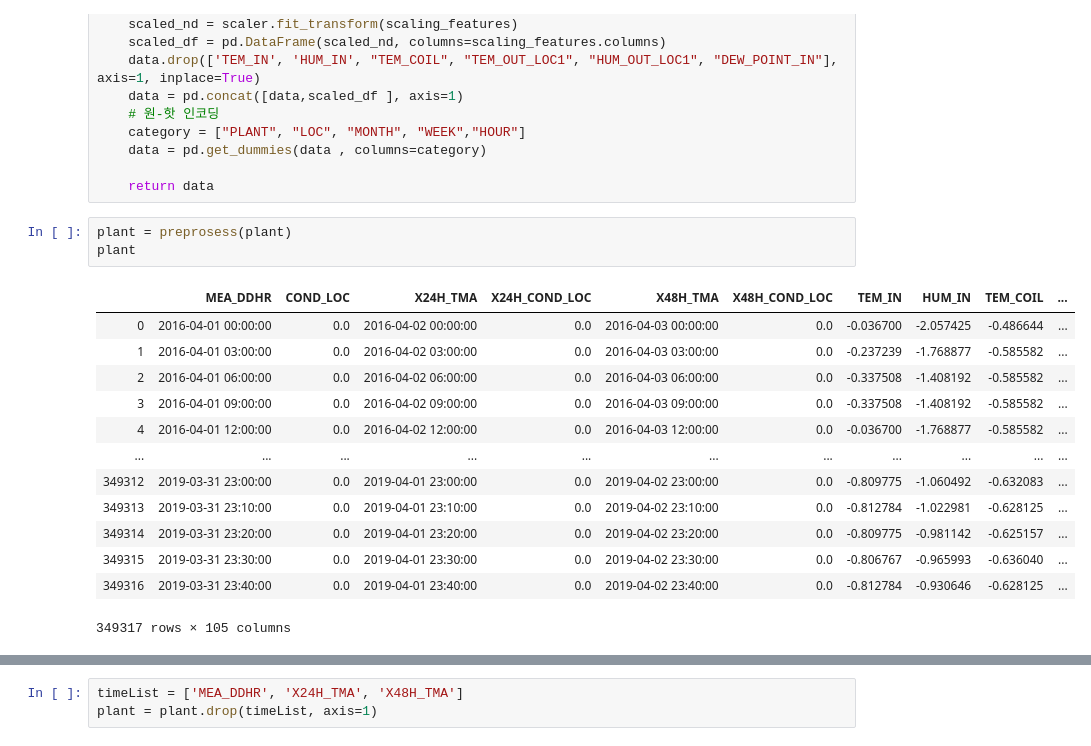
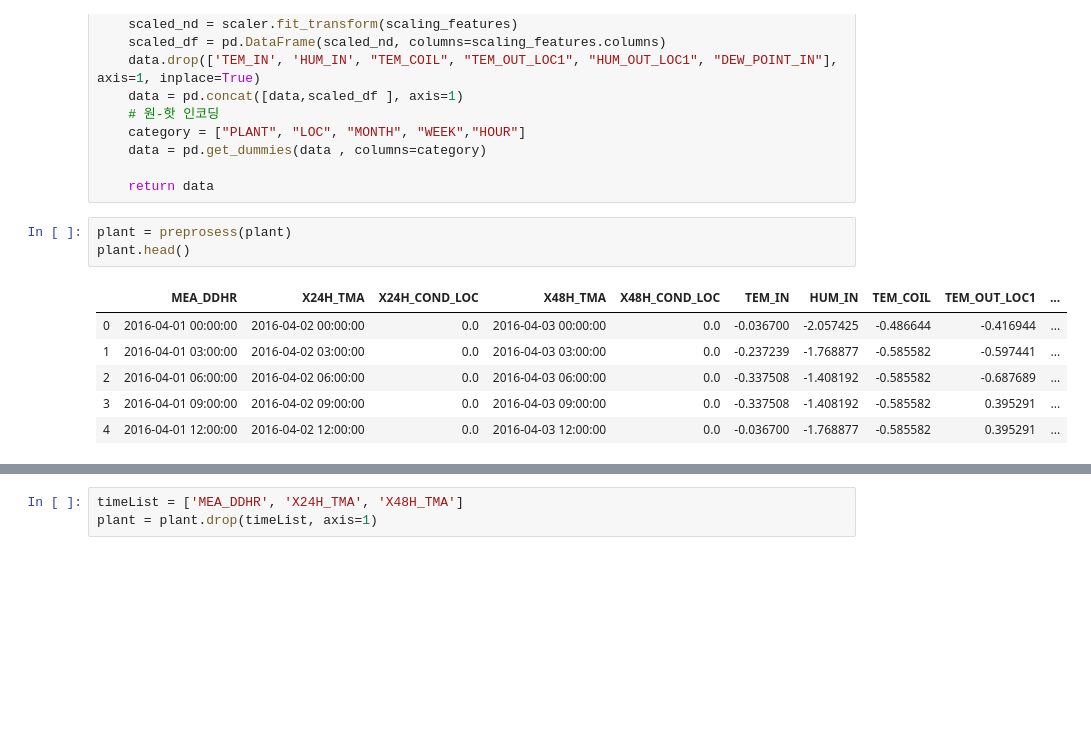
Before and after one commit to ek-koh/2020-Weather-Bigdata-Contest, a Jupyter notebook: Weather-Bigdata-Contest/3.머신러닝.ipynb, the cells around one changed output, grey strips where cells are left out. Cells and saved outputs as stored; diff of their text form; blank space fills up the shorter version.

```diff
--- a/Weather-Bigdata-Contest/3.머신러닝.ipynb
+++ b/Weather-Bigdata-Contest/3.머신러닝.ipynb
@@ -58,18 +61,11 @@ def preprosess(data):
     return data
 # %%
 plant = preprosess(plant)
-plant
+plant.head()
 # %% [output]
-|  | MEA_DDHR | COND_LOC | X24H_TMA | X24H_COND_LOC | X48H_TMA | X48H_COND_LOC | TEM_IN | HUM_IN | TEM_COIL | ... |
-| 0 | 2016-04-01 00:00:00 | 0.0 | 2016-04-02 00:00:00 | 0.0 | 2016-04-03 00:00:00 | 0.0 | -0.036700 | -2.057425 | -0.486644 | ... |
-| 1 | 2016-04-01 03:00:00 | 0.0 | 2016-04-02 03:00:00 | 0.0 | 2016-04-03 03:00:00 | 0.0 | -0.237239 | -1.768877 | -0.585582 | ... |
-| 2 | 2016-04-01 06:00:00 | 0.0 | 2016-04-02 06:00:00 | 0.0 | 2016-04-03 06:00:00 | 0.0 | -0.337508 | -1.408192 | -0.585582 | ... |
-| 3 | 2016-04-01 09:00:00 | 0.0 | 2016-04-02 09:00:00 | 0.0 | 2016-04-03 09:00:00 | 0.0 | -0.337508 | -1.408192 | -0.585582 | ... |
-| 4 | 2016-04-01 12:00:00 | 0.0 | 2016-04-02 12:00:00 | 0.0 | 2016-04-03 12:00:00 | 0.0 | -0.036700 | -1.768877 | -0.585582 | ... |
-| ... | ... | ... | ... | ... | ... | ... | ... | ... | ... | ... |
-| 349312 | 2019-03-31 23:00:00 | 0.0 | 2019-04-01 23:00:00 | 0.0 | 2019-04-02 23:00:00 | 0.0 | -0.809775 | -1.060492 | -0.632083 | ... |
-| 349313 | 2019-03-31 23:10:00 | 0.0 | 2019-04-01 23:10:00 | 0.0 | 2019-04-02 23:10:00 | 0.0 | -0.812784 | -1.022981 | -0.628125 | ... |
-| 349314 | 2019-03-31 23:20:00 | 0.0 | 2019-04-01 23:20:00 | 0.0 | 2019-04-02 23:20:00 | 0.0 | -0.809775 | -0.981142 | -0.625157 | ... |
-| 349315 | 2019-03-31 23:30:00 | 0.0 | 2019-04-01 23:30:00 | 0.0 | 2019-04-02 23:30:00 | 0.0 | -0.806767 | -0.965993 | -0.636040 | ... |
-| 349316 | 2019-03-31 23:40:00 | 0.0 | 2019-04-01 23:40:00 | 0.0 | 2019-04-02 23:40:00 | 0.0 | -0.812784 | -0.930646 | -0.628125 | ... |
+|  | MEA_DDHR | X24H_TMA | X24H_COND_LOC | X48H_TMA | X48H_COND_LOC | TEM_IN | HUM_IN | TEM_COIL | TEM_OUT_LOC1 | ... |
+| 0 | 2016-04-01 00:00:00 | 2016-04-02 00:00:00 | 0.0 | 2016-04-03 00:00:00 | 0.0 | -0.036700 | -2.057425 | -0.486644 | -0.416944 | ... |
+| 1 | 2016-04-01 03:00:00 | 2016-04-02 03:00:00 | 0.0 | 2016-04-03 03:00:00 | 0.0 | -0.237239 | -1.768877 | -0.585582 | -0.597441 | ... |
+| 2 | 2016-04-01 06:00:00 | 2016-04-02 06:00:00 | 0.0 | 2016-04-03 06:00:00 | 0.0 | -0.337508 | -1.408192 | -0.585582 | -0.687689 | ... |
+| 3 | 2016-04-01 09:00:00 | 2016-04-02 09:00:00 | 0.0 | 2016-04-03 09:00:00 | 0.0 | -0.337508 | -1.408192 | -0.585582 | 0.395291 | ... |
+| 4 | 2016-04-01 12:00:00 | 2016-04-02 12:00:00 | 0.0 | 2016-04-03 12:00:00 | 0.0 | -0.036700 | -1.768877 | -0.585582 | 0.395291 | ... |
-349317 rows × 105 columns
```
Also changed, not shown: parts of 56 cells of this notebook, 7 other files.
